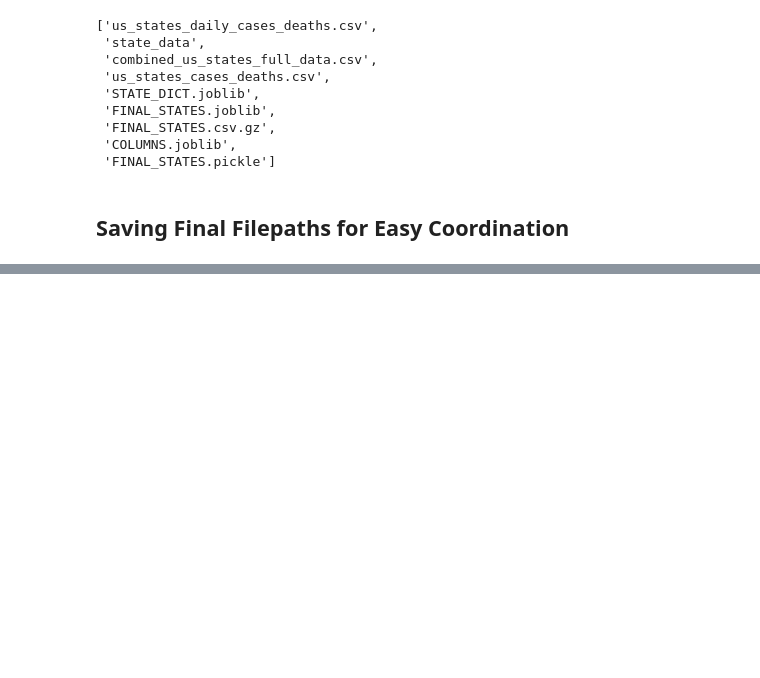
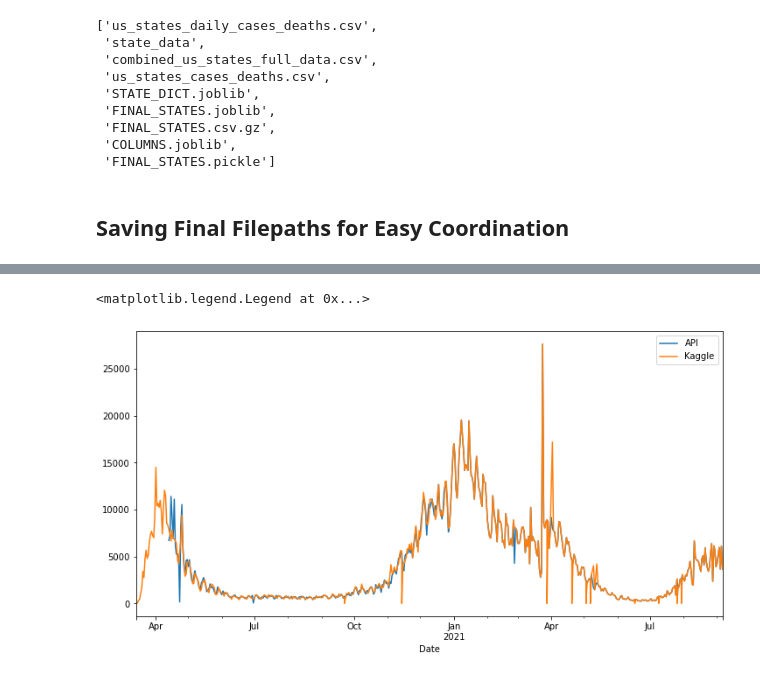
Before and after one commit to jirvingphd/predicting-the-pandemic, a Jupyter notebook: 1_Data Acquisition & Comparing Sources.ipynb, the cells around one changed output, grey strips where cells are left out. Saved outputs shown, nothing was run; the diff lists cells and outputs as text; code cells hidden in the pictures; blank space fills up the shorter version.

Commit message:
tested APIs to replace kaggle

```diff
--- a/1_Data Acquisition & Comparing Sources.ipynb
+++ b/1_Data Acquisition & Comparing Sources.ipynb
@@ -1335,0 +1547,3 @@ with open('FILE_DIRECTORY.json','w') as f:
+# %%
+state_df = DF.loc['NY'].copy()
+state_df
@@ -1335,0 +1565,11 @@ with open('FILE_DIRECTORY.json','w') as f:
+# %%
+ts1 = df_state_res['dailyconfirmed']
+ts2 = state_df['Cases-New']
+
+
+ts1.plot(label='API')
+ts2.plot(label='Kaggle')
+plt.legend()
+# %% [output]
+<matplotlib.legend.Legend at 0x...>
+[figure, added]
```
Also changed, not shown: parts of 57 cells of this notebook, 11 other files.
